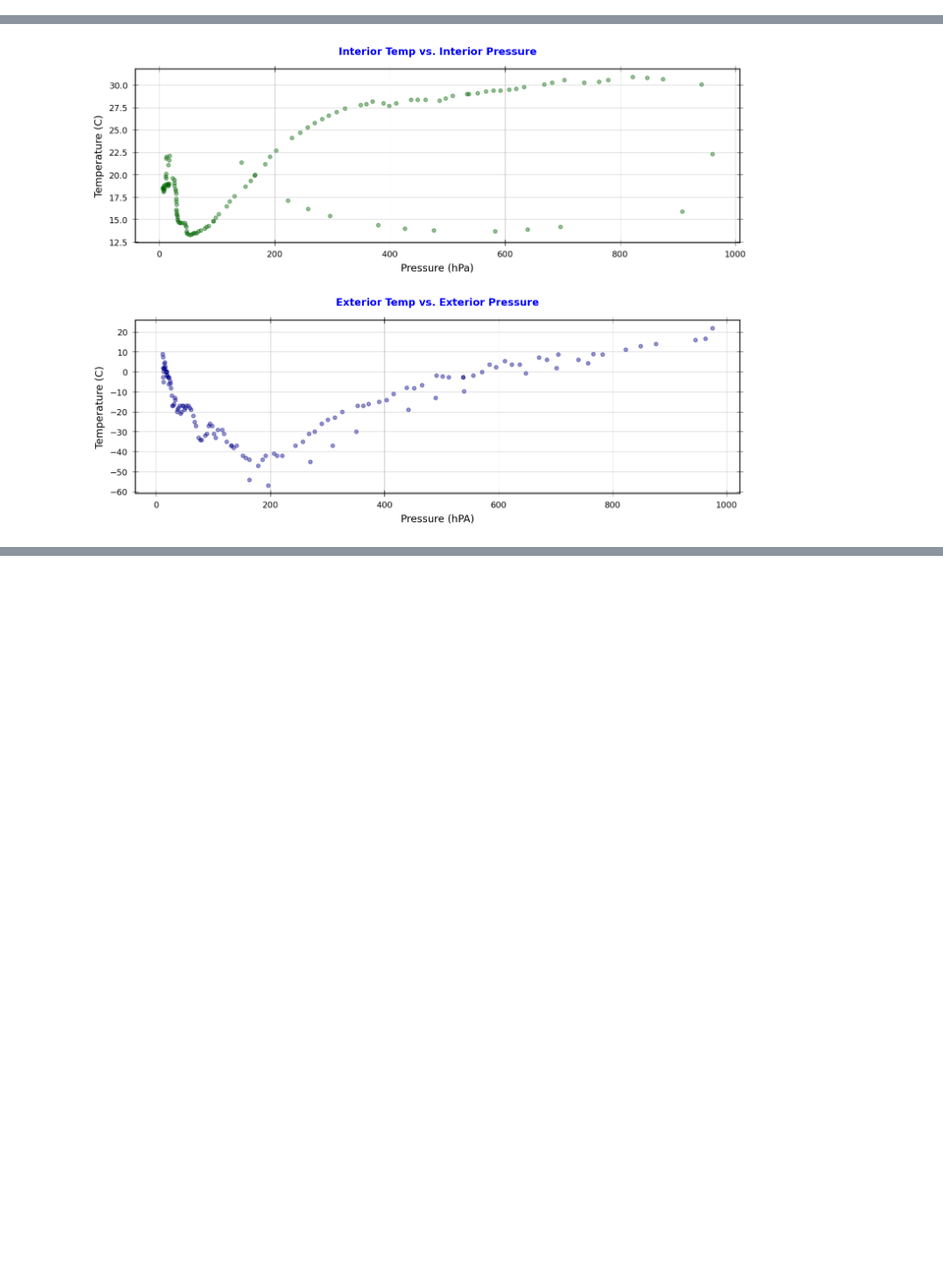
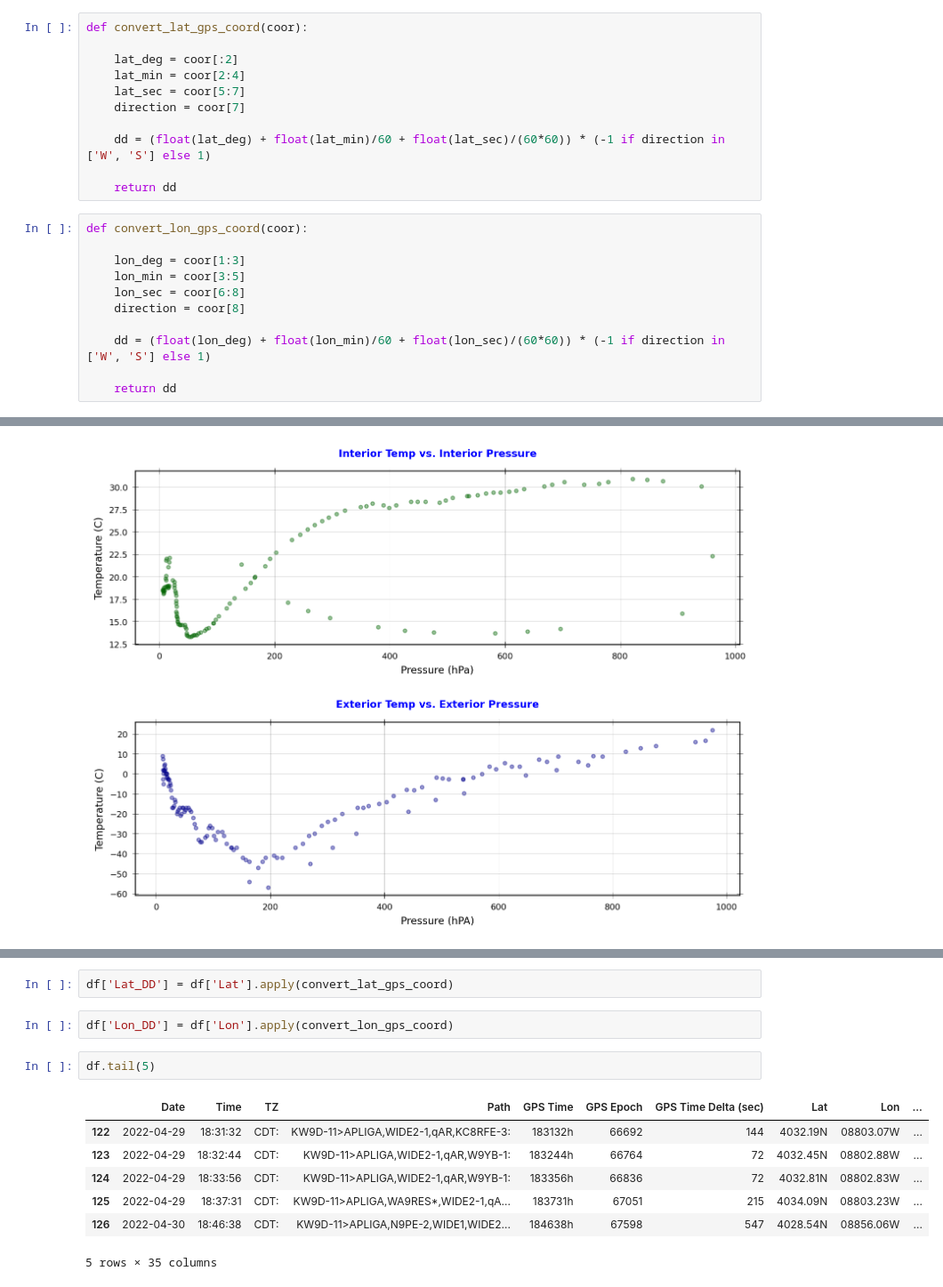
Before and after one commit to StateFarm-STEM/pyinthesky, a Jupyter notebook: Flight Data.ipynb, the cells around one changed output, grey strips where cells are left out. Shown at 89% size. Saved outputs shown, nothing was run; the diff lists cells and outputs as text; blank space fills up the shorter version.

```diff
--- a/Flight Data.ipynb
+++ b/Flight Data.ipynb
@@ -21,3 +26,25 @@ def calculate_bearing(d):
   ix = int(round(d / (360. / len(dirs))))
 
   return dirs[ix % len(dirs)]
+# %%
+def convert_lat_gps_coord(coor):
+
+    lat_deg = coor[:2]
+    lat_min = coor[2:4]
+    lat_sec = coor[5:7]
+    direction = coor[7]
+
+    dd = (float(lat_deg) + float(lat_min)/60 + float(lat_sec)/(60*60)) * (-1 if direction in ['W', 'S'] else 1)
+
+    return dd
+# %%
+def convert_lon_gps_coord(coor):
+
+    lon_deg = coor[1:3]
+    lon_min = coor[3:5]
+    lon_sec = coor[6:8]
+    direction = coor[8]
+
+    dd = (float(lon_deg) + float(lon_min)/60 + float(lon_sec)/(60*60)) * (-1 if direction in ['W', 'S'] else 1)
+
+    return dd
@@ -258,0 +322,14 @@ plt.show()
+# %%
+df['Lat_DD'] = df['Lat'].apply(convert_lat_gps_coord)
+# %%
+df['Lon_DD'] = df['Lon'].apply(convert_lon_gps_coord)
+# %%
+df.tail(5)
+# %% [output]
+|  | Date | Time | TZ | Path | GPS Time | GPS Epoch | GPS Time Delta (sec) | Lat | Lon | ... |
+| 122 | 2022-04-29 | 18:31:32 | CDT: | KW9D-11>APLIGA,WIDE2-1,qAR,KC8RFE-3: | 183132h | 66692 | 144 | 4032.19N | 08803.07W | ... |
+| 123 | 2022-04-29 | 18:32:44 | CDT: | KW9D-11>APLIGA,WIDE2-1,qAR,W9YB-1: | 183244h | 66764 | 72 | 4032.45N | 08802.88W | ... |
+| 124 | 2022-04-29 | 18:33:56 | CDT: | KW9D-11>APLIGA,WIDE2-1,qAR,W9YB-1: | 183356h | 66836 | 72 | 4032.81N | 08802.83W | ... |
+| 125 | 2022-04-29 | 18:37:31 | CDT: | KW9D-11>APLIGA,WA9RES*,WIDE2-1,qA... | 183731h | 67051 | 215 | 4034.09N | 08803.23W | ... |
+| 126 | 2022-04-30 | 18:46:38 | CDT: | KW9D-11>APLIGA,N9PE-2,WIDE1,WIDE2... | 184638h | 67598 | 547 | 4028.54N | 08856.06W | ... |
+5 rows × 35 columns
```
Also changed, not shown: parts of 13 cells of this notebook.
